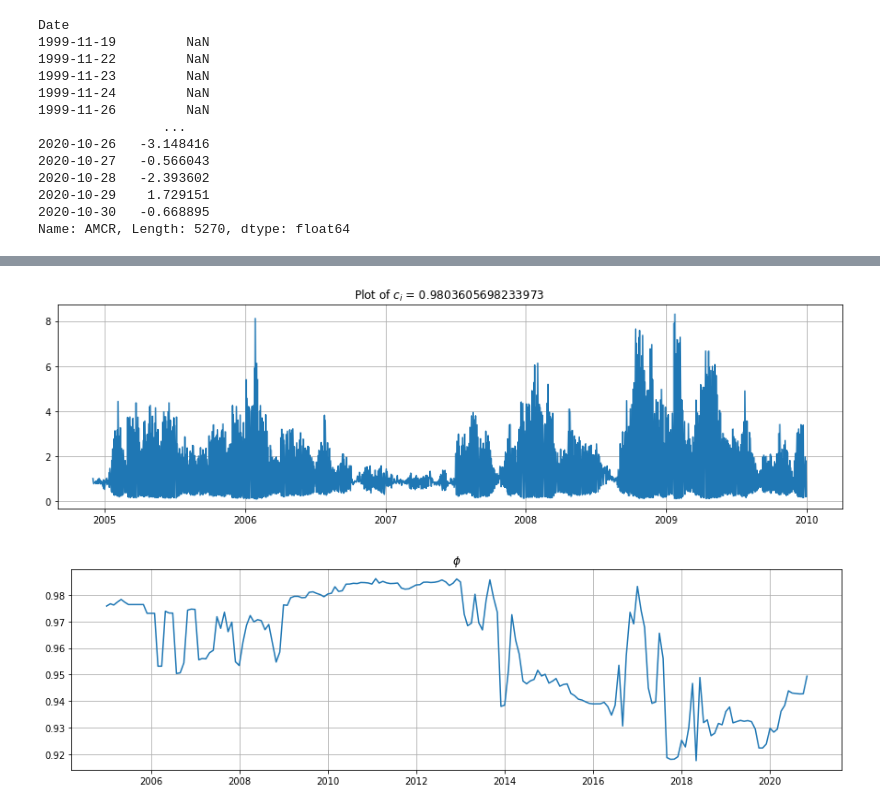
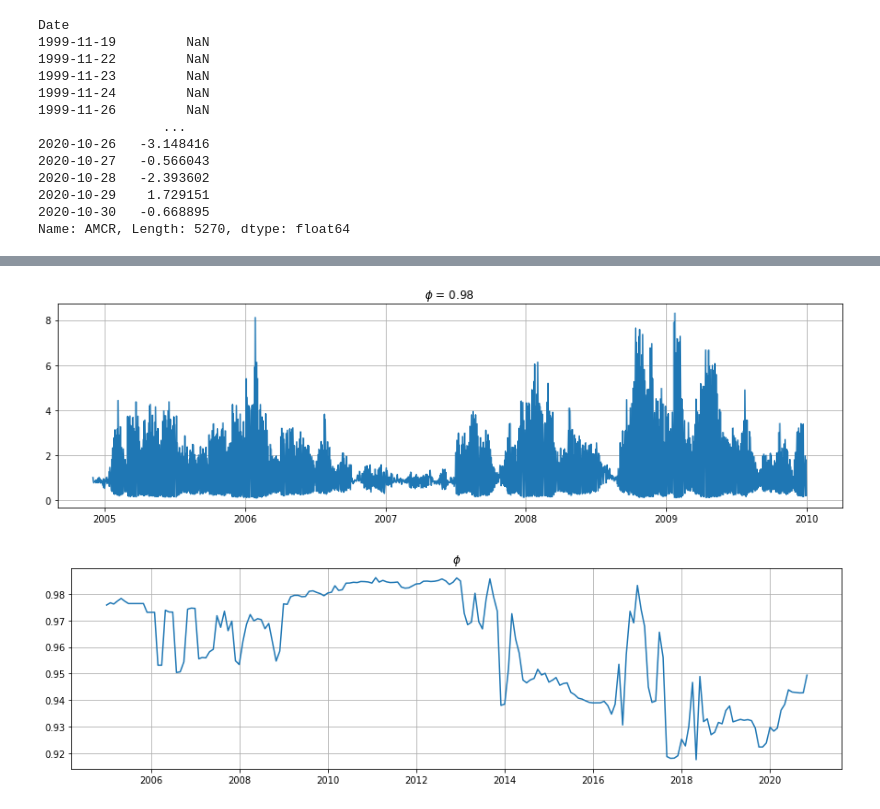
Before and after one commit to NemesiP/volatility-forecasting, a Jupyter notebook: Examples/Panel_GARCH_vs_Panel_GARCH_CSA.ipynb, the cells around one changed output, grey strips where cells are left out. Cells and saved outputs as stored; diff of their text form; code cells hidden in the pictures.

```diff
--- a/Examples/Panel_GARCH_vs_Panel_GARCH_CSA.ipynb
+++ b/Examples/Panel_GARCH_vs_Panel_GARCH_CSA.ipynb
@@ -247,11 +246,11 @@ _, c_data = model.model_filter(model.optimized_params, y)
 # %%
 plt.figure(figsize = (15,4))
 plt.plot(y.index, c_data)
-plt.title(f'Plot of $c_i$ = {model.optimized_params[0]}')
+plt.title(f'$\phi$ = {round(model.optimized_params[0],3)}')
 plt.grid(True)
 plt.show()
 # %% [output]
-[figure, old version]
+[figure, new version]
 # %%
 df = pd.read_csv('C:/Users/peter/Desktop/volatility-forecasting/results/pgarch_csa/params_est.csv')
 df.set_index(pd.to_datetime(df.iloc[:, 0]), inplace = True)
```
Also changed, not shown: parts of 1 cell of this notebook, 1 other file.
